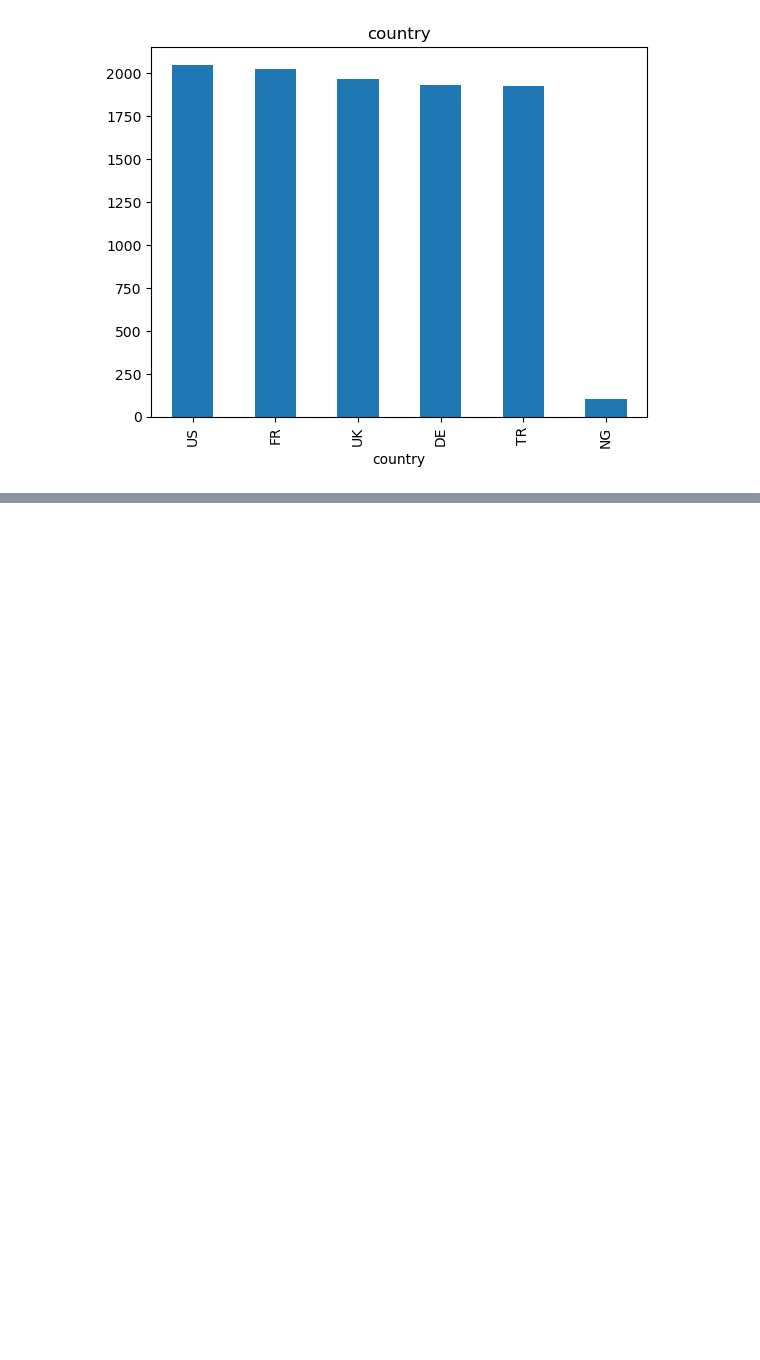
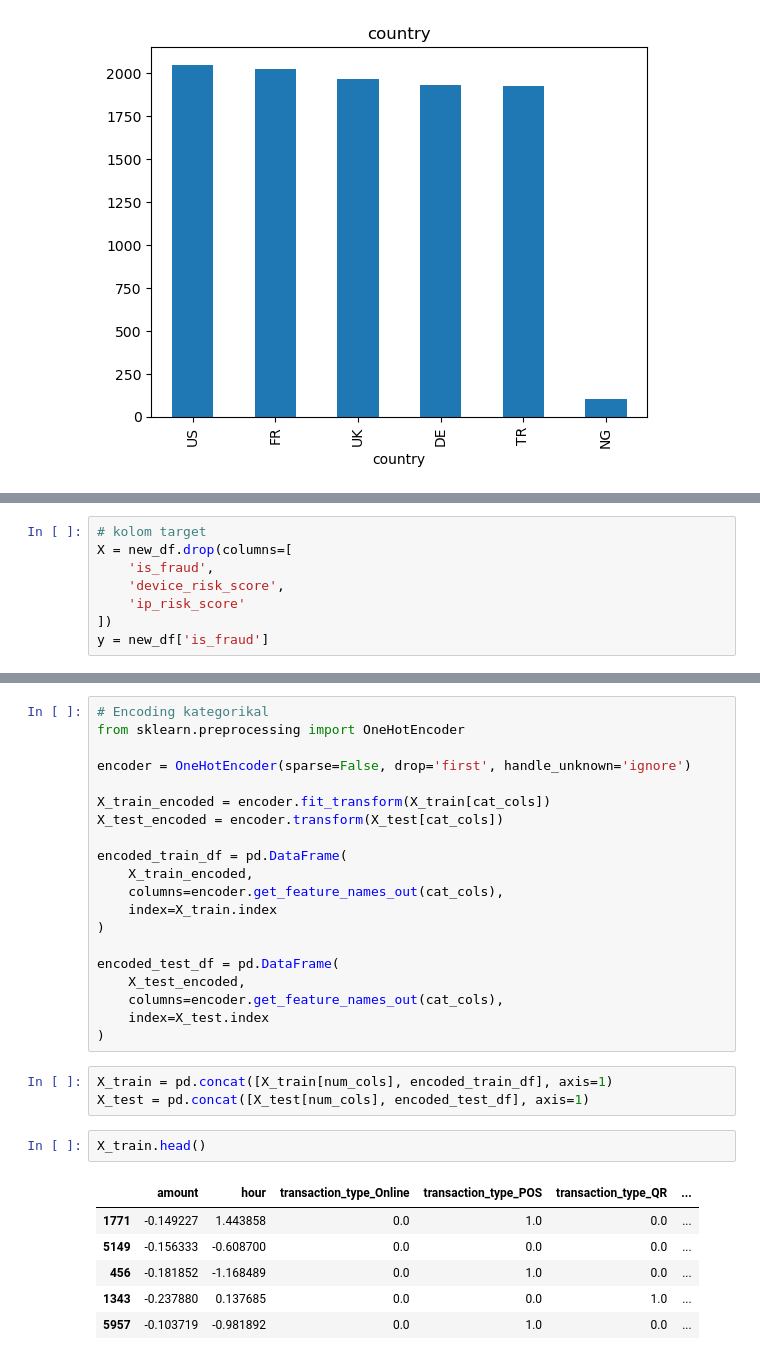
Before and after one commit to doctordoom101/financial-fraud-detection-ml-pipeline, a Jupyter notebook: 1_preprocessing/notebook.ipynb, the cells around one changed output, grey strips where cells are left out. Drawn from its saved outputs; the diff is of its cells as text; blank space fills up the shorter version.

```diff
--- a/1_preprocessing/notebook.ipynb
+++ b/1_preprocessing/notebook.ipynb
@@ -89,0 +310,8 @@ for col in cat_cols:
+# %%
+# kolom target
+X = new_df.drop(columns=[
+    'is_fraud',
+    'device_risk_score',
+    'ip_risk_score'
+])
+y = new_df['is_fraud']
@@ -89,0 +340,32 @@ for col in cat_cols:
+# %%
+# Encoding kategorikal
+from sklearn.preprocessing import OneHotEncoder
+
+encoder = OneHotEncoder(sparse=False, drop='first', handle_unknown='ignore')
+
+X_train_encoded = encoder.fit_transform(X_train[cat_cols])
+X_test_encoded = encoder.transform(X_test[cat_cols])
+
+encoded_train_df = pd.DataFrame(
+    X_train_encoded,
+    columns=encoder.get_feature_names_out(cat_cols),
+    index=X_train.index
+)
+
+encoded_test_df = pd.DataFrame(
+    X_test_encoded,
+    columns=encoder.get_feature_names_out(cat_cols),
+    index=X_test.index
+)
+# %%
+X_train = pd.concat([X_train[num_cols], encoded_train_df], axis=1)
+X_test = pd.concat([X_test[num_cols], encoded_test_df], axis=1)
+# %%
+X_train.head()
+# %% [output]
+|  | amount | hour | transaction_type_Online | transaction_type_POS | transaction_type_QR | ... |
+| 1771 | -0.149227 | 1.443858 | 0.0 | 1.0 | 0.0 | ... |
+| 5149 | -0.156333 | -0.608700 | 0.0 | 0.0 | 0.0 | ... |
+| 456 | -0.181852 | -1.168489 | 0.0 | 1.0 | 0.0 | ... |
+| 1343 | -0.237880 | 0.137685 | 0.0 | 0.0 | 1.0 | ... |
+| 5957 | -0.103719 | -0.981892 | 0.0 | 1.0 | 0.0 | ... |
```
Also changed, not shown: parts of 16 cells of this notebook.
